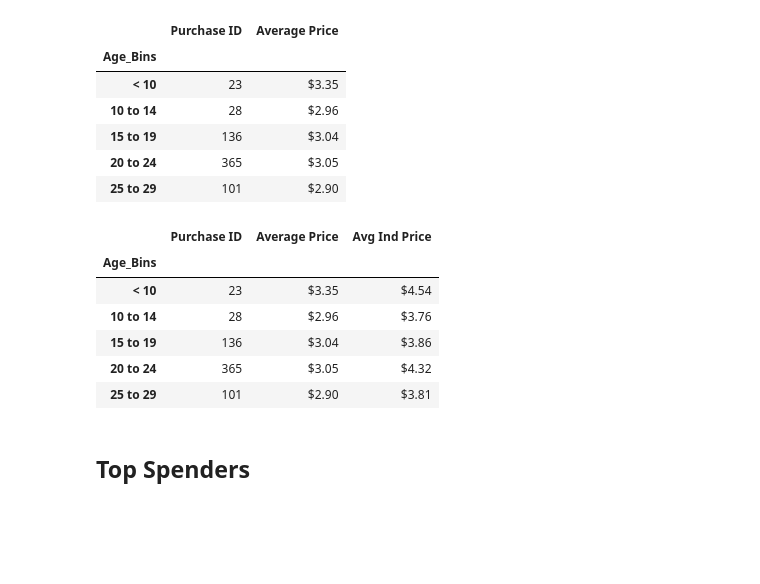
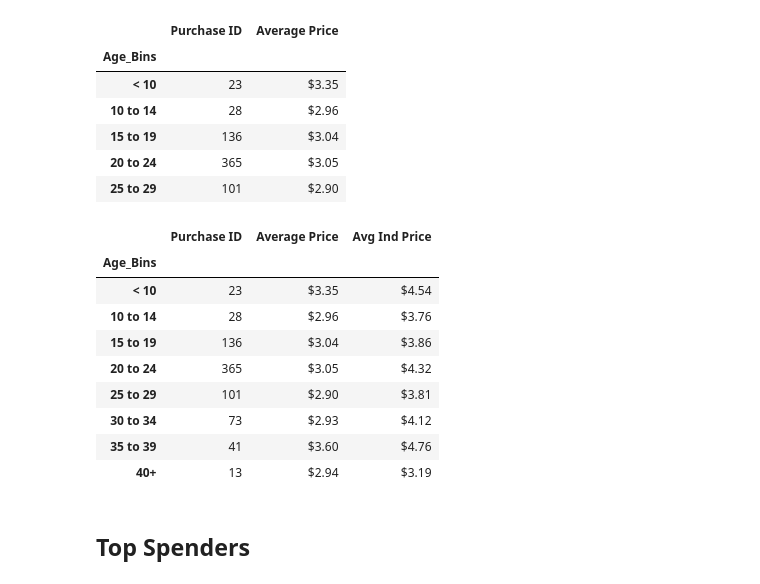
Before and after one commit to afreites/Pandas, a Jupyter notebook: HeroesOfPymoli_alicia-Copy1.ipynb, the cells around one changed output. Drawn from its saved outputs; the diff is of its cells as text; code cells hidden in the pictures; blank space fills up the shorter version.

Commit message:
update display comand

```diff
--- a/HeroesOfPymoli_alicia-Copy1.ipynb
+++ b/HeroesOfPymoli_alicia-Copy1.ipynb
@@ -449,15 +449,18 @@ pur_age_summary.head()
 # %%
 pur_age_summary['Avg Ind Price']= grouped_purchase_age['Price'].sum()/grouped_purchase_age["SN"].nunique()
 pur_age_summary['Avg Ind Price']= pur_age_summary['Avg Ind Price'].map('${:,.2f}'.format)
-pur_age_summary.head()
+display(pur_age_summary)
 # %% [output]
 |  | Purchase ID | Average Price | Avg Ind Price |
 | Age_Bins |  |  |  |
 | < 10 | 23 | $3.35 | $4.54 |
 | 10 to 14 | 28 | $2.96 | $3.76 |
 | 15 to 19 | 136 | $3.04 | $3.86 |
 | 20 to 24 | 365 | $3.05 | $4.32 |
 | 25 to 29 | 101 | $2.90 | $3.81 |
+| 30 to 34 | 73 | $2.93 | $4.12 |
+| 35 to 39 | 41 | $3.60 | $4.76 |
+| 40+ | 13 | $2.94 | $3.19 |
 # %% [markdown]
 ## Top Spenders
 # %% [markdown]
```
Also changed, not shown: parts of 9 cells of this notebook.
